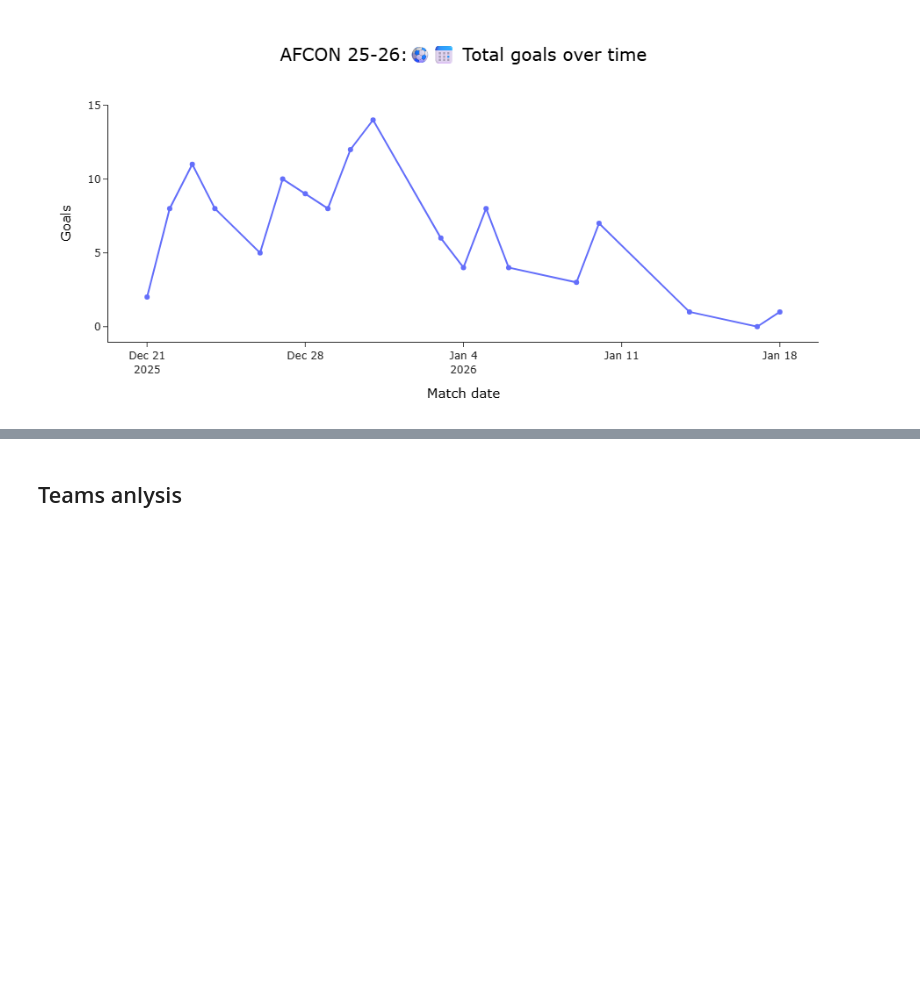
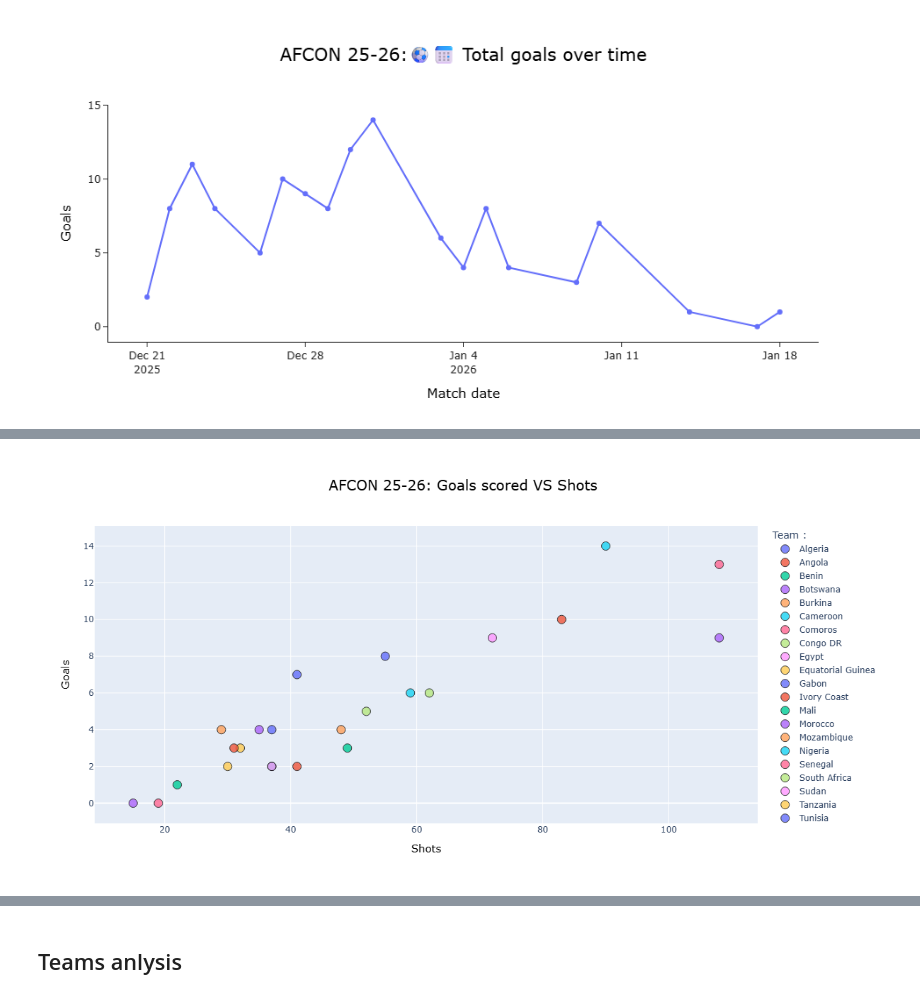
Before and after one commit to mohamederrahmouni/AFCON-Morocco-2025-2026-Analysis-And-visualizations, a Jupyter notebook: AFCON.ipynb, the cells around one changed output, grey strips where cells are left out. Saved outputs shown, nothing was run; the diff lists cells and outputs as text; code cells hidden in the pictures; blank space fills up the shorter version.

```diff
--- a/AFCON.ipynb
+++ b/AFCON.ipynb
@@ -307,12 +309,15 @@ Calling int on a single element Series is deprecated and will raise a TypeError
 # %%
 # goals Vs shots
 team_stat = pd.concat([afcon[["team1","team1_goals","team1_shots","team1_shots_on_target","team1_possession","team1_fouls","team1_red_cards","team1_yellow_cards"]].rename(columns={"team1":"Team","team1_goals":"Goals","team1_shots":"Shots","team1_shots_on_target":"Shots on target","team1_possession":"Possession","team1_fouls":"Fouls","team1_red_cards":"Red cards","team1_yellow_cards":"Yellow cards"}),afcon[["team2","team2_goals","team2_shots","team2_shots_on_target","team2_possession","team2_fouls","team2_red_cards","team2_yellow_cards"]].rename(columns={"team2": "Team","team2_goals":"Goals","team2_shots":"Shots","team1_shots_on_target":"Shots on target","team2_possession":"Possession","team2_fouls":"Fouls","team2_red_cards":"Red cards","team2_yellow_cards":"Yellow cards"})],axis=0)
 goals=team_stat.groupby("Team")["Goals"].sum()
 shots=team_stat.groupby("Team")["Shots"].sum()
 fig=px.scatter(x=shots,y=goals,title="AFCON 25-26: Goals scored VS Shots ",color=goals.index, labels={"x": "Shots","y":"Goals","color":"Team"})
 fig.update_layout(width=1200,height=600,legend_title_text="Team :",title_x=0.5,title_font=dict(size=20,color="black"),xaxis_title_font=dict(size=15,color="black"),yaxis_title_font=dict(size=15,color="black"))
 fig.update_traces(marker=dict(size=12,line=dict(width=1,color="black")),opacity=0.8)
 fig.show()
+display(Image(r"C:\Users\dell\Desktop\AFCON project\Pictures\newplot4.png"))
+# %% [output]
+[figure, added]
 # %%
 # goals VS shots on target
 shots_on_target=team_stat.groupby("Team")["Shots on target"].sum()
```
Also changed, not shown: parts of 26 cells of this notebook, 20 other files.
